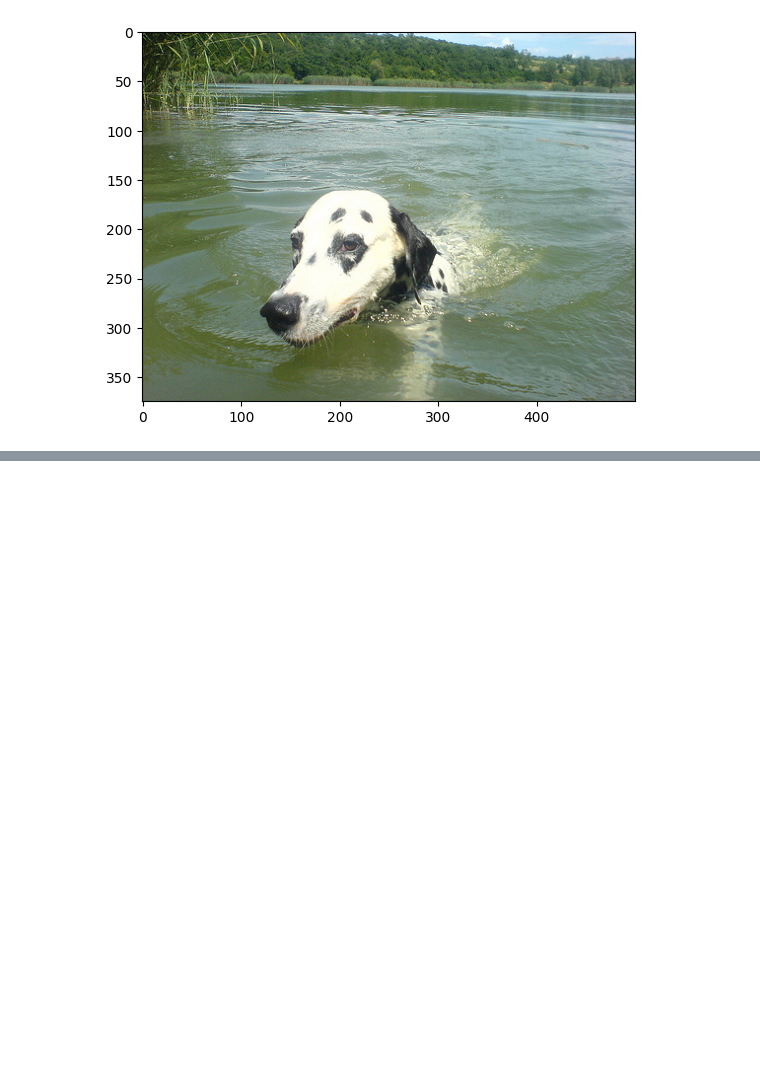
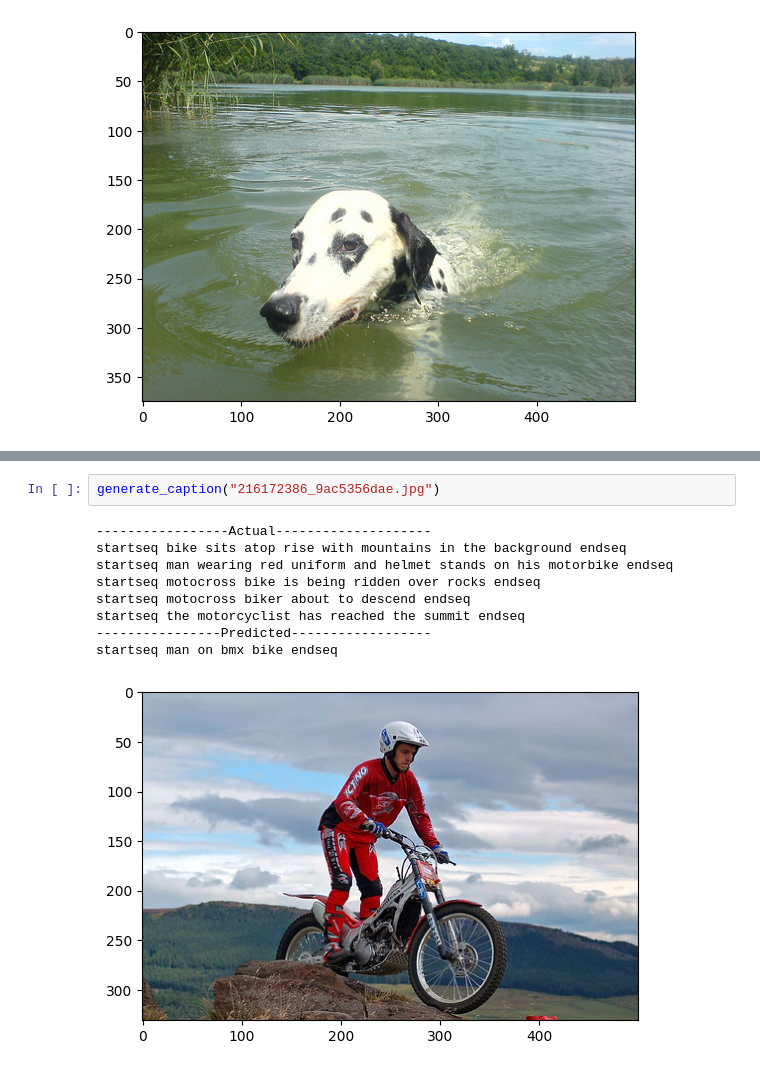
Before and after one commit to BhavanaPerecharla/All_in_one_smart_application, a Jupyter notebook: IMAGE_CAPTION_GENERATION_TEAM_591719.ipynb, the cells around one changed output, grey strips where cells are left out. Drawn from its saved outputs; the diff is of its cells as text; blank space fills up the shorter version.

```diff
--- a/IMAGE_CAPTION_GENERATION_TEAM_591719.ipynb
+++ b/IMAGE_CAPTION_GENERATION_TEAM_591719.ipynb
@@ -565,0 +578,12 @@ startseq dog swims in lake endseq
+# %%
+generate_caption("216172386_9ac5356dae.jpg")
+# %% [output]
+-----------------Actual--------------------
+startseq bike sits atop rise with mountains in the background endseq
+startseq man wearing red uniform and helmet stands on his motorbike endseq
+startseq motocross bike is being ridden over rocks endseq
+startseq motocross biker about to descend endseq
+startseq the motorcyclist has reached the summit endseq
+----------------Predicted------------------
+startseq man on bmx bike endseq
+[figure, added]
```
Also changed, not shown: parts of 1 cell of this notebook.
